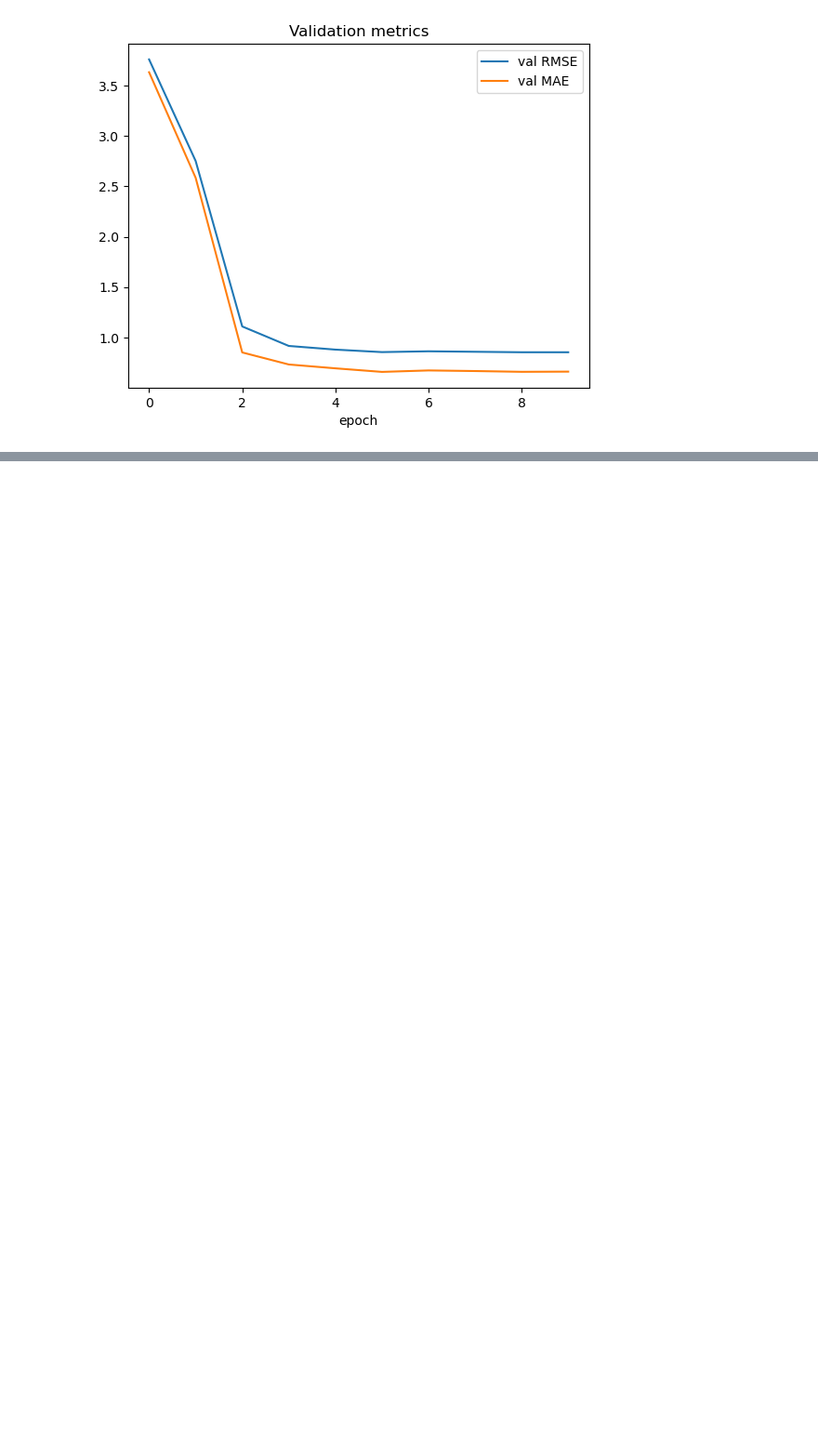
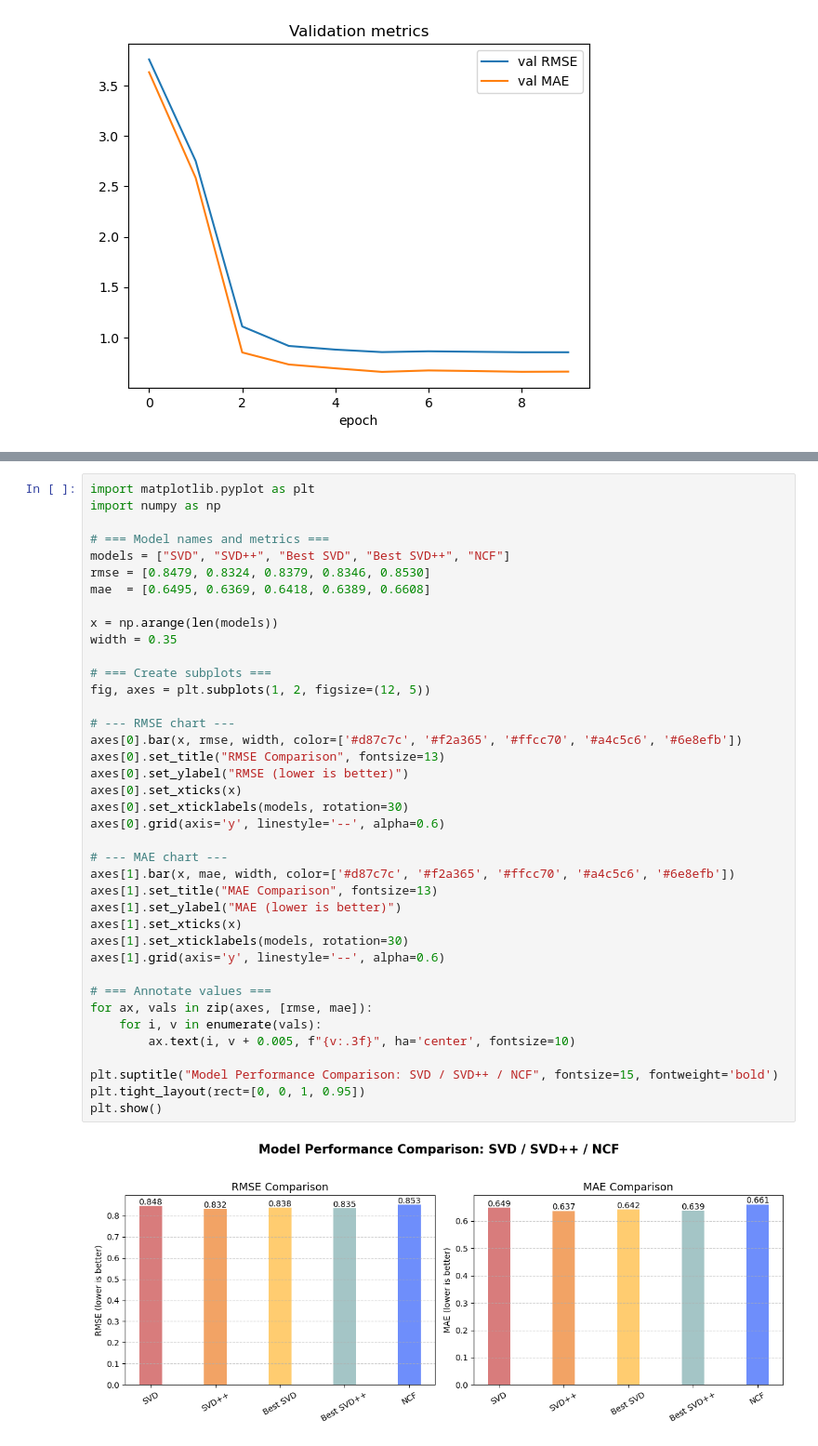
Before and after one commit to AlanYu0321/MovieLens-MCRS, a Jupyter notebook: notebooks/04_MLP_NCF.ipynb, the cells around one changed output, grey strips where cells are left out. Shown: that part at 93% size. Drawn from its saved outputs; the diff is of its cells as text; blank space fills up the shorter version.

Commit message:
Add comment for 04 and ncf_model

```diff
--- a/notebooks/04_MLP_NCF.ipynb
+++ b/notebooks/04_MLP_NCF.ipynb
@@ -161,3 +171,44 @@ Sample user: 591
 | 7 | 541 | 4.176995 | Blade Runner (1982) | Action|Sci-Fi|Thriller |
 | 8 | 1197 | 4.171471 | Princess Bride, The (1987) | Action|Adventure|Comedy|Fantasy|R... |
 | 9 | 2329 | 4.171195 | American History X (1998) | Crime|Drama |
+# %%
+import matplotlib.pyplot as plt
+import numpy as np
+
+# === Model names and metrics ===
+models = ["SVD", "SVD++", "Best SVD", "Best SVD++", "NCF"]
+rmse = [0.8479, 0.8324, 0.8379, 0.8346, 0.8530]
+mae  = [0.6495, 0.6369, 0.6418, 0.6389, 0.6608]
+
+x = np.arange(len(models))
+width = 0.35
+
+# === Create subplots ===
+fig, axes = plt.subplots(1, 2, figsize=(12, 5))
+
+# --- RMSE chart ---
+axes[0].bar(x, rmse, width, color=['#d87c7c', '#f2a365', '#ffcc70', '#a4c5c6', '#6e8efb'])
+axes[0].set_title("RMSE Comparison", fontsize=13)
+axes[0].set_ylabel("RMSE (lower is better)")
+axes[0].set_xticks(x)
+axes[0].set_xticklabels(models, rotation=30)
+axes[0].grid(axis='y', linestyle='--', alpha=0.6)
+
+# --- MAE chart ---
+axes[1].bar(x, mae, width, color=['#d87c7c', '#f2a365', '#ffcc70', '#a4c5c6', '#6e8efb'])
+axes[1].set_title("MAE Comparison", fontsize=13)
+axes[1].set_ylabel("MAE (lower is better)")
+axes[1].set_xticks(x)
+axes[1].set_xticklabels(models, rotation=30)
+axes[1].grid(axis='y', linestyle='--', alpha=0.6)
+
+# === Annotate values ===
+for ax, vals in zip(axes, [rmse, mae]):
+    for i, v in enumerate(vals):
+        ax.text(i, v + 0.005, f"{v:.3f}", ha='center', fontsize=10)
+
+plt.suptitle("Model Performance Comparison: SVD / SVD++ / NCF", fontsize=15, fontweight='bold')
+plt.tight_layout(rect=[0, 0, 1, 0.95])
+plt.show()
+# %% [output]
+[figure, added]
```
Also changed, not shown: parts of 5 cells of this notebook, 1 other file.
